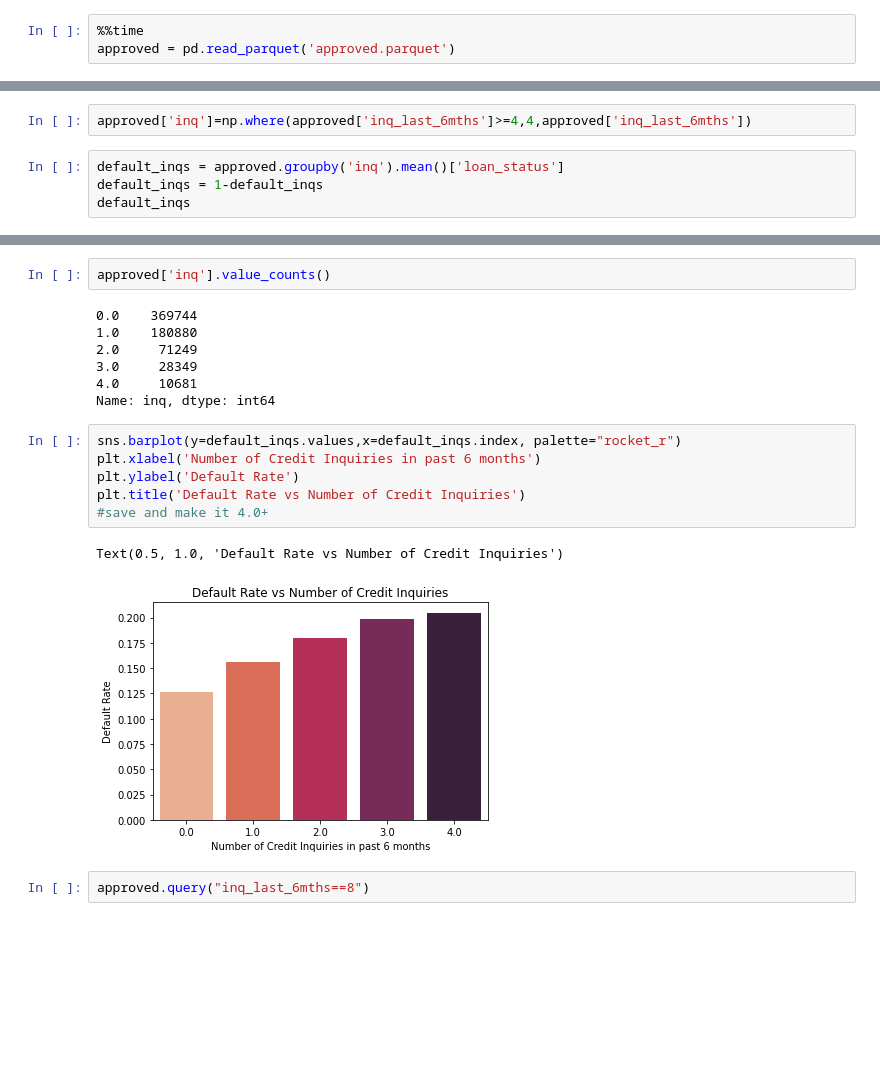
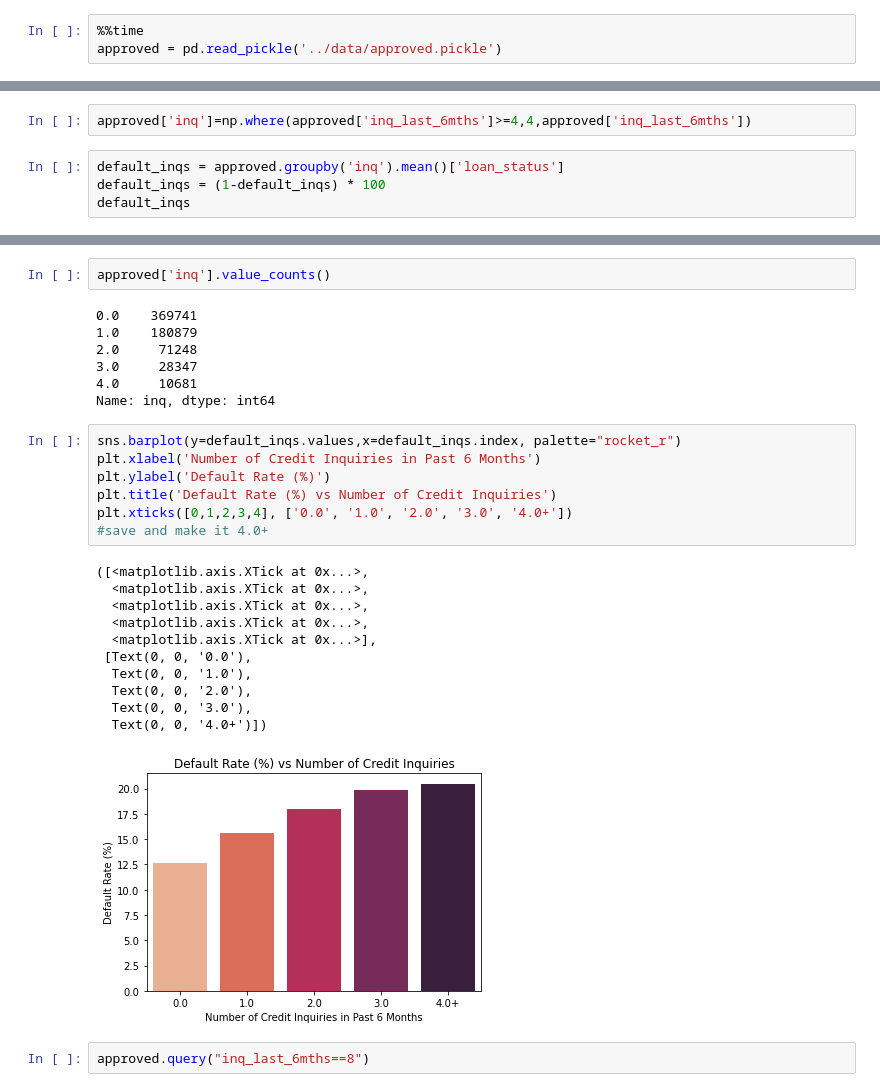
Before and after one commit to DPWasserman/lending-club, a Jupyter notebook: EDA/JJ_EDA_Visualization_collab (1).ipynb, the cells around one changed output, grey strips where cells are left out. Drawn from its saved outputs; the diff is of its cells as text; blank space fills up the shorter version.

```diff
--- a/EDA/JJ_EDA_Visualization_collab (1).ipynb
+++ b/EDA/JJ_EDA_Visualization_collab (1).ipynb
@@ -10,5 +10,5 @@ from data_prep import get_lending_club_data, refine_features
 ### Import file
 # %%
 %%time
-approved = pd.read_parquet('approved.parquet')
+approved = pd.read_pickle('../data/approved.pickle')
 # %% [output]
@@ -553,7 +561,7 @@ import matplotlib.pyplot as plt
 approved['inq']=np.where(approved['inq_last_6mths']>=4,4,approved['inq_last_6mths'])
 # %%
 default_inqs = approved.groupby('inq').mean()['loan_status']
-default_inqs = 1-default_inqs
+default_inqs = (1-default_inqs) * 100
 default_inqs
 # %% [output]
 inq
@@ -566,21 +574,31 @@ Name: loan_status, dtype: float64
 # %%
 approved['inq'].value_counts()
 # %% [output]
-0.0    369744
-1.0    180880
-2.0     71249
-3.0     28349
+0.0    369741
+1.0    180879
+2.0     71248
+3.0     28347
 4.0     10681
 Name: inq, dtype: int64
 # %%
 sns.barplot(y=default_inqs.values,x=default_inqs.index, palette="rocket_r")
-plt.xlabel('Number of Credit Inquiries in past 6 months')
-plt.ylabel('Default Rate')
-plt.title('Default Rate vs Number of Credit Inquiries')
+plt.xlabel('Number of Credit Inquiries in Past 6 Months')
+plt.ylabel('Default Rate (%)')
+plt.title('Default Rate (%) vs Number of Credit Inquiries')
+plt.xticks([0,1,2,3,4], ['0.0', '1.0', '2.0', '3.0', '4.0+'])
 #save and make it 4.0+
 # %% [output]
-Text(0.5, 1.0, 'Default Rate vs Number of Credit Inquiries')
+([<matplotlib.axis.XTick at 0x...>,
+  <matplotlib.axis.XTick at 0x...>,
+  <matplotlib.axis.XTick at 0x...>,
+  <matplotlib.axis.XTick at 0x...>,
+  <matplotlib.axis.XTick at 0x...>],
+ [Text(0, 0, '0.0'),
+  Text(0, 0, '1.0'),
+  Text(0, 0, '2.0'),
+  Text(0, 0, '3.0'),
+  Text(0, 0, '4.0+')])
-[figure, old version]
+[figure, new version]
 # %%
 approved.query("inq_last_6mths==8")
 # %% [output]
```
Also changed, not shown: parts of 21 cells of this notebook, 7 other files.
